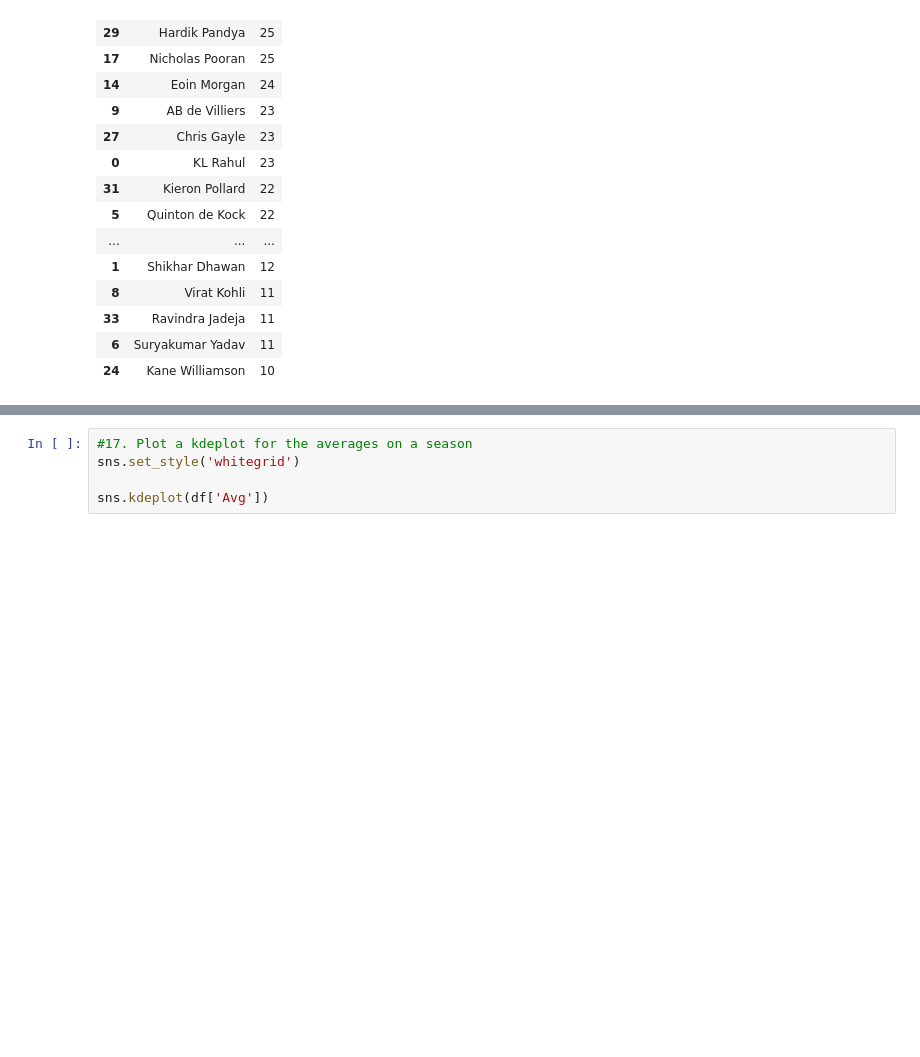
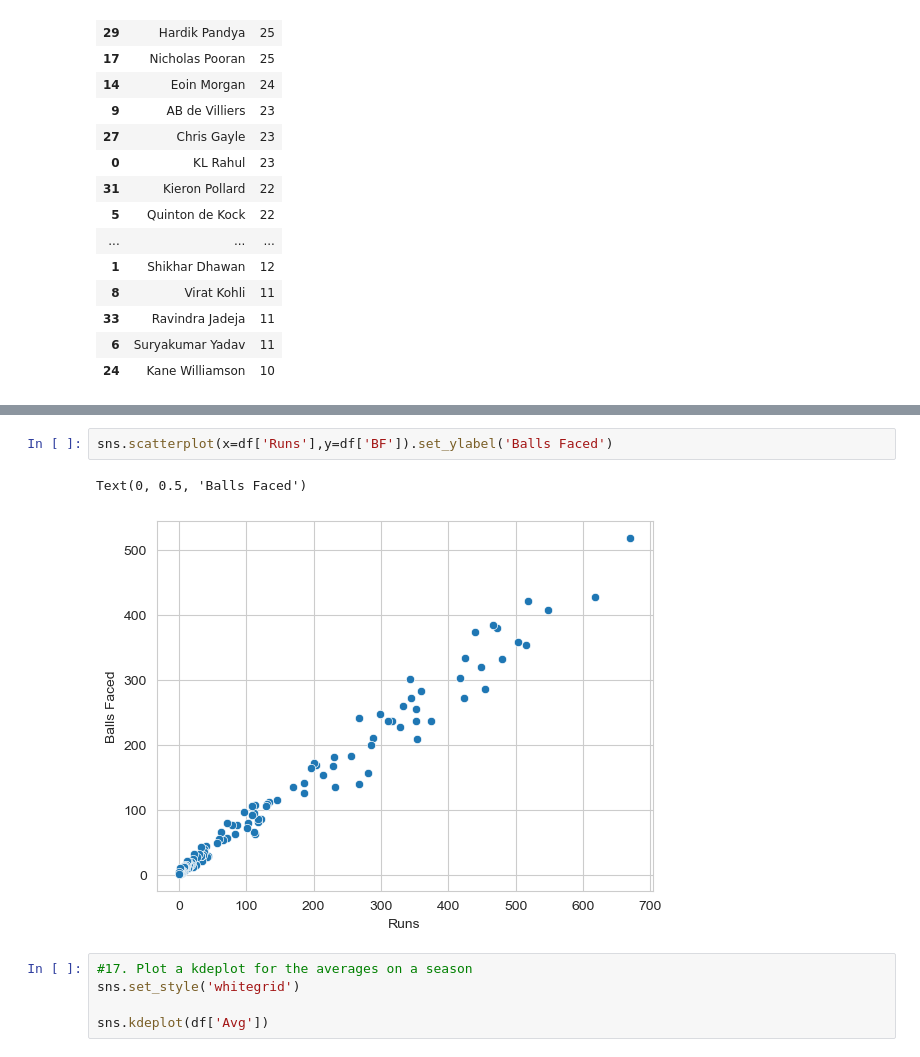
Before and after one commit to Shaleen2005/EDA-IPL-Data, a Jupyter notebook: EDA IPL DATASET.ipynb, the cells around one changed output, grey strips where cells are left out. Drawn from its saved outputs; the diff is of its cells as text; blank space fills up the shorter version.

```diff
--- a/EDA IPL DATASET.ipynb
+++ b/EDA IPL DATASET.ipynb
@@ -256,6 +256,11 @@ fig.show()
 # %% [output]
 [interactive output not drawn]
 [interactive output not drawn]
+# %%
+sns.scatterplot(x=df['Runs'],y=df['BF']).set_ylabel('Balls Faced')
+# %% [output]
+Text(0, 0.5, 'Balls Faced')
+[figure, added]
 # %%
 #17. Plot a kdeplot for the averages on a season
 sns.set_style('whitegrid')
```
